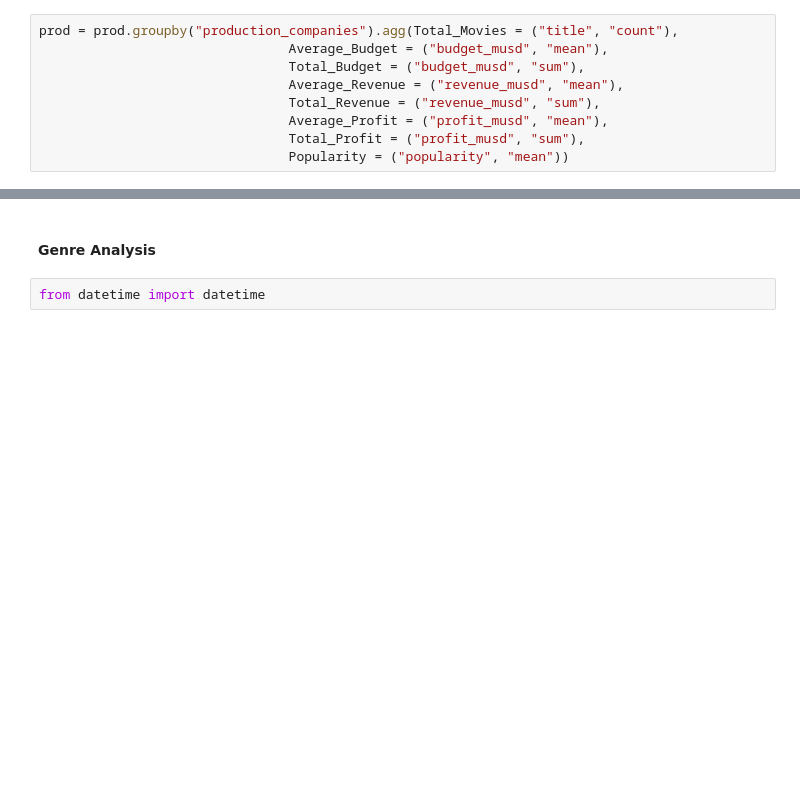
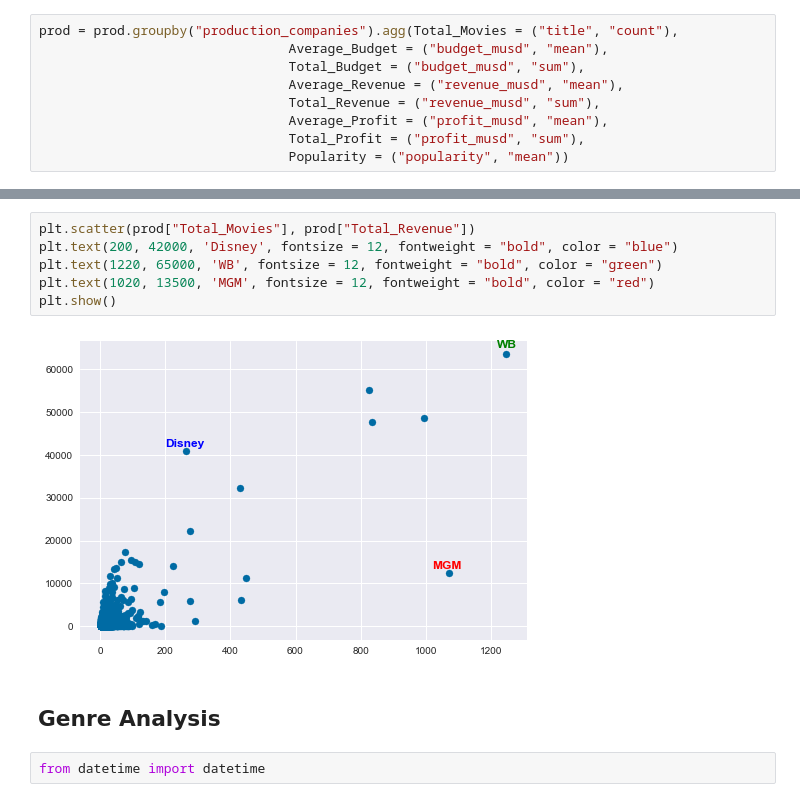
Before and after one commit to aslambryantama/movie-dataset-analysis, a Jupyter notebook: analysis.ipynb, the cells around one changed output, grey strips where cells are left out. Cells and saved outputs as stored; diff of their text form; blank space fills up the shorter version.

```diff
--- a/analysis.ipynb
+++ b/analysis.ipynb
@@ -466,5 +525,13 @@ prod.nlargest(5, columns="Total_Profit")
+# %%
+plt.scatter(prod["Total_Movies"], prod["Total_Revenue"])
+plt.text(200, 42000, 'Disney', fontsize = 12, fontweight = "bold", color = "blue")
+plt.text(1220, 65000, 'WB', fontsize = 12, fontweight = "bold", color = "green")
+plt.text(1020, 13500, 'MGM', fontsize = 12, fontweight = "bold", color = "red")
+plt.show()
+# %% [output]
+[figure, added]
 # %% [markdown]
-#### Genre Analysis
+## Genre Analysis
 # %%
 from datetime import datetime
 # %%
```
Also changed, not shown: parts of 51 cells of this notebook.
